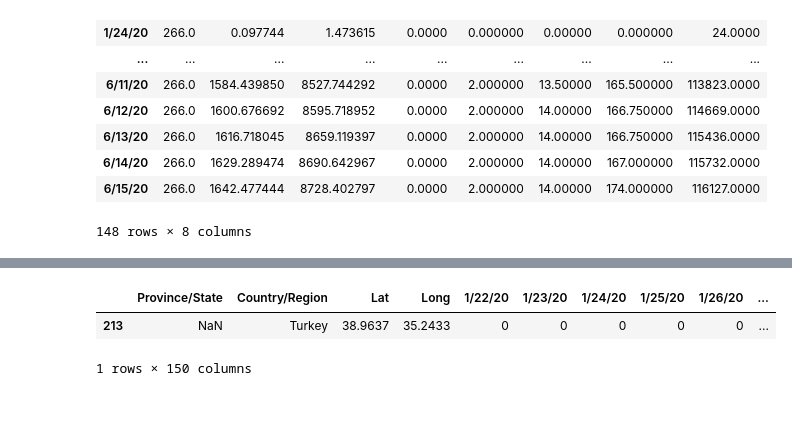
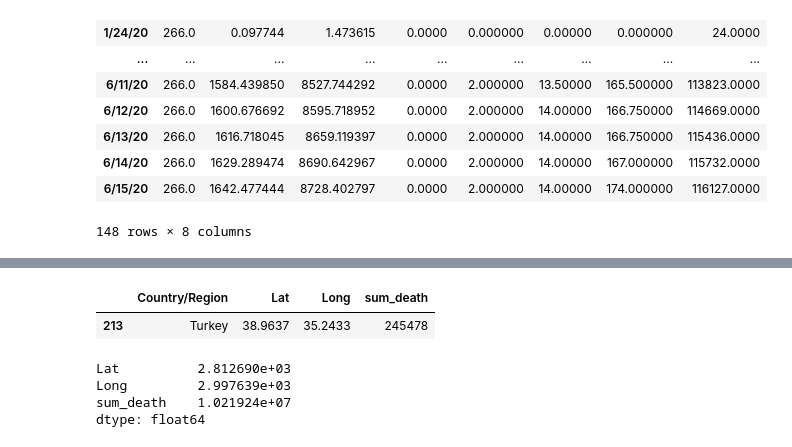
Before and after one commit to Sumeyye-Celik/adalovelace, a Jupyter notebook: week-2-exercise.ipynb, the cells around one changed output, grey strips where cells are left out. Saved outputs shown, nothing was run; the diff lists cells and outputs as text; code cells hidden in the pictures; blank space fills up the shorter version.

```diff
--- a/week-2-exercise.ipynb
+++ b/week-2-exercise.ipynb
@@ -139,0 +156,3 @@ df2.describe().T
+# %%
+df2['sum_death'] = df2.iloc[:, 4:150].sum(axis=1)
+df2
@@ -139,0 +173,5 @@ df2.describe().T
+# %%
+del_columns = df2.iloc[:,4:150]
+del_columns
+sum_death = df2.drop(del_columns, axis=1)
+sum_death
@@ -139,0 +192,3 @@ df2.describe().T
+# %%
+clean_df = sum_death.drop(columns=["Province/State"])
+clean_df
@@ -140,6 +209,7 @@ df2.describe().T
 # %%
-df2[df2["Country/Region"] == "Turkey"]
+
+turkey =clean_df[clean_df["Country/Region"] == "Turkey"]
+turkey
 # %% [output]
-|  | Province/State | Country/Region | Lat | Long | 1/22/20 | 1/23/20 | 1/24/20 | 1/25/20 | 1/26/20 | ... |
-| 213 | NaN | Turkey | 38.9637 | 35.2433 | 0 | 0 | 0 | 0 | 0 | ... |
+|  | Country/Region | Lat | Long | sum_death |
+| 213 | Turkey | 38.9637 | 35.2433 | 245478 |
-1 rows × 150 columns
@@ -147,0 +216,8 @@ df2.groupby(df2["Country/Region"] == "Turkey").count().columns[4:]
+# %%
+grup_by =clean_df.groupby(clean_df["Country/Region"] == "Turkey").sum().mean()
+grup_by
+# %% [output]
+Lat          2.812690e+03
+Long         2.997639e+03
+sum_death    1.021924e+07
+dtype: float64
```
Also changed, not shown: parts of 5 cells of this notebook.
